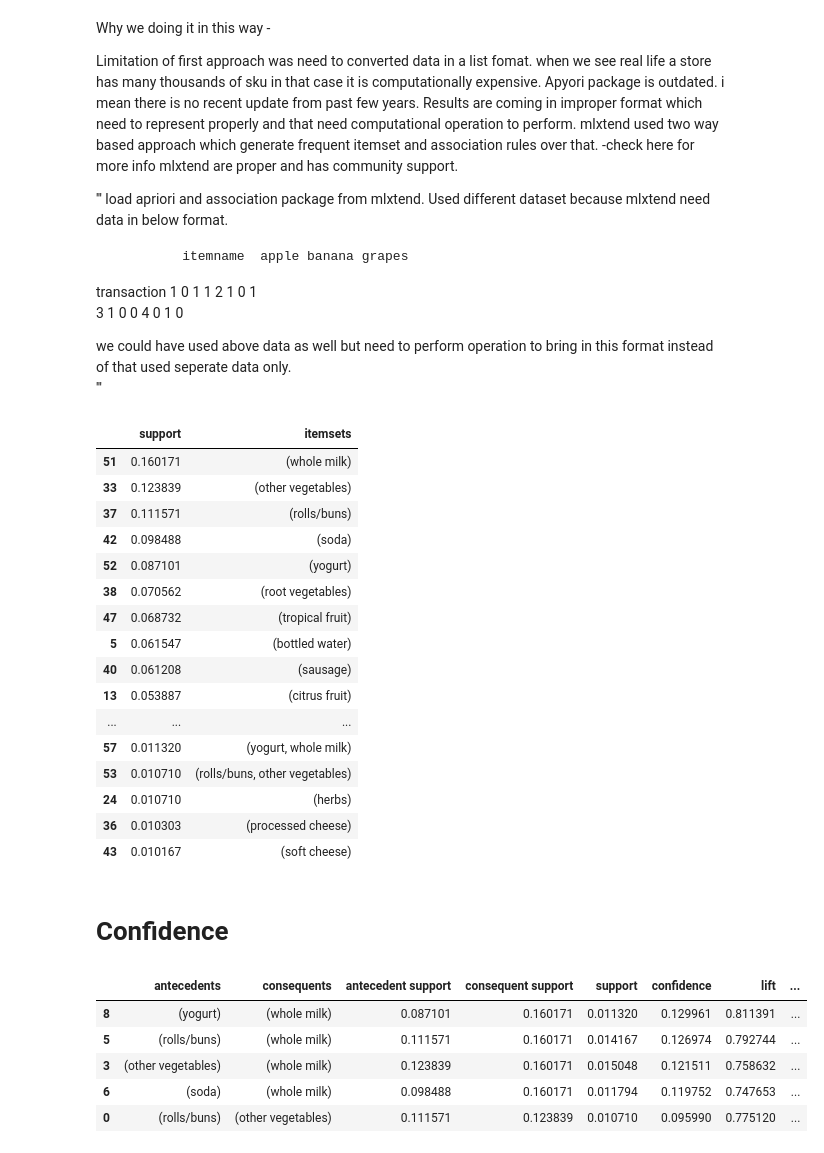
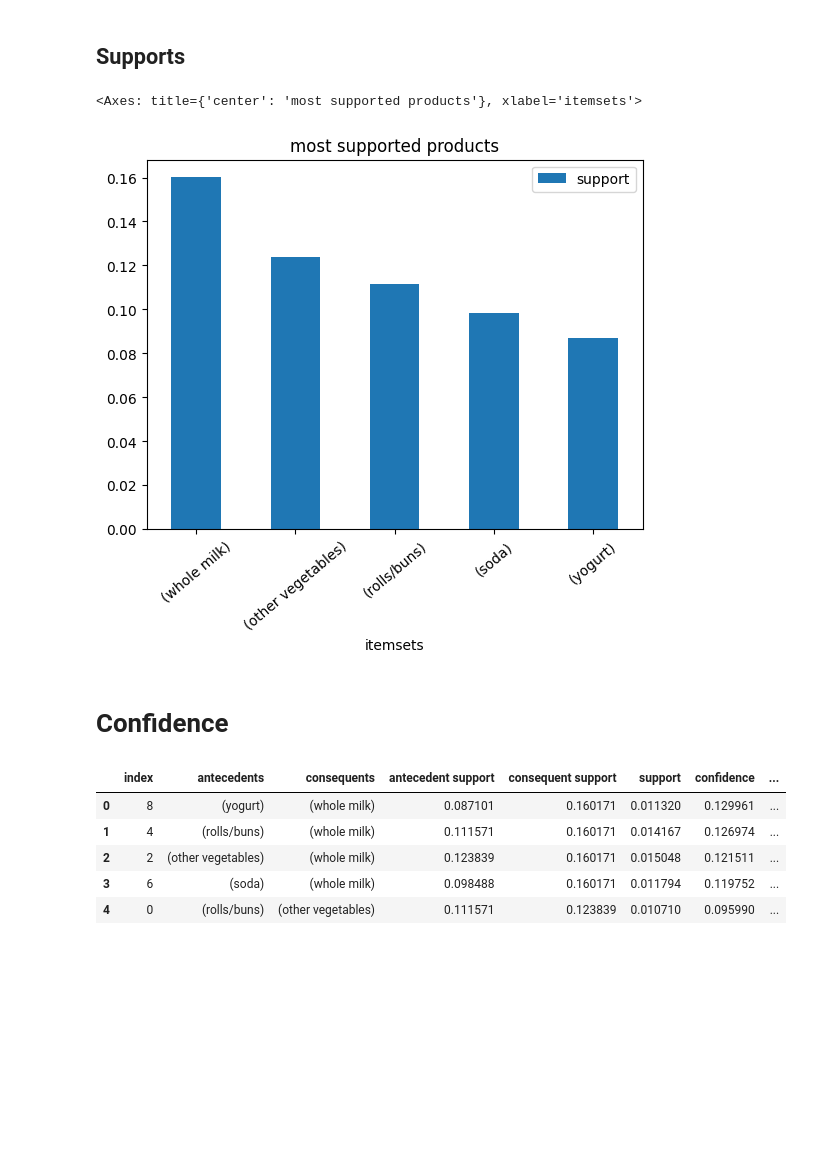
Before and after one commit to MaryamAhmadinejad/supermarket-data-analysis, a Jupyter notebook: main.ipynb, the cells around one changed output. Cells and saved outputs as stored; diff of their text form; code cells hidden in the pictures; blank space fills up the shorter version.

Commit message:
🎨add plots

```diff
--- a/main.ipynb
+++ b/main.ipynb
@@ -45,25 +44,3 @@ Name: Product, dtype: int64
-# %% [markdown]
-Why we doing it in this way -
-
-Limitation of first approach was need to converted data in a list fomat. when we see real life a store has many thousands of sku in that case it is computationally expensive.
-Apyori package is outdated. i mean there is no recent update from past few years.
-Results are coming in improper format which need to represent properly and that need computational operation to perform.
-mlxtend used two way based approach which generate frequent itemset and association rules over that. -check here for more info
-mlxtend are proper and has community support.
-
-
-'''
-load apriori and association package from mlxtend.
-Used different dataset because mlxtend need data in below format.
-
-             itemname  apple banana grapes
-transaction  1            0    1     1
-             2            1    0     1
-             3            1    0     0
-             4            0    1     0
-
- we could have used above data as well but need to perform operation to bring in this format instead of that used seperate data only.
-'''
 # %%
 df['InvoiceNo'] = df['Customer Id'].str.cat(df['Date'].astype(str), sep="-")
 basket = df.drop(columns=['Date', 'Customer Id'])
@@ -75,37 +51,25 @@ from mlxtend.frequent_patterns import apriori
+# %% [markdown]
+## Supports
 # %%
 #call apriori function and pass minimum support here we are passing 1%. means 1 times in total number of transaction that item was present.
 frequent_itemsets = apriori(basket.astype(bool), min_support=0.01, use_colnames=True)
-frequent_itemsets.sort_values(by=['support'], ascending=False)
+frequent_itemsets.sort_values(by=['support'], ascending=False, inplace=True)
+frequent_itemsets[0:5].plot.bar(x='itemsets', title='most supported products', rot=40, y='support')
 # %% [output]
-|  | support | itemsets |
-| 51 | 0.160171 | (whole milk) |
-| 33 | 0.123839 | (other vegetables) |
-| 37 | 0.111571 | (rolls/buns) |
-| 42 | 0.098488 | (soda) |
-| 52 | 0.087101 | (yogurt) |
-| 38 | 0.070562 | (root vegetables) |
-| 47 | 0.068732 | (tropical fruit) |
-| 5 | 0.061547 | (bottled water) |
-| 40 | 0.061208 | (sausage) |
-| 13 | 0.053887 | (citrus fruit) |
-| ... | ... | ... |
-| 57 | 0.011320 | (yogurt, whole milk) |
-| 53 | 0.010710 | (rolls/buns, other vegetables) |
-| 24 | 0.010710 | (herbs) |
-| 36 | 0.010303 | (processed cheese) |
-| 43 | 0.010167 | (soft cheese) |
+<Axes: title={'center': 'most supported products'}, xlabel='itemsets'>
+[figure, added]
 # %% [markdown]
 # Confidence
 # %%
 from mlxtend.frequent_patterns import association_rules
 
 
 rules_mlxtend = association_rules(frequent_itemsets, metric='conviction').sort_values(by=['confidence'], ascending=False)
-rules_mlxtend.head()
+rules_mlxtend.reset_index().head()
 # %% [output]
-|  | antecedents | consequents | antecedent support | consequent support | support | confidence | lift | ... |
-| 8 | (yogurt) | (whole milk) | 0.087101 | 0.160171 | 0.011320 | 0.129961 | 0.811391 | ... |
-| 5 | (rolls/buns) | (whole milk) | 0.111571 | 0.160171 | 0.014167 | 0.126974 | 0.792744 | ... |
-| 3 | (other vegetables) | (whole milk) | 0.123839 | 0.160171 | 0.015048 | 0.121511 | 0.758632 | ... |
-| 6 | (soda) | (whole milk) | 0.098488 | 0.160171 | 0.011794 | 0.119752 | 0.747653 | ... |
-| 0 | (rolls/buns) | (other vegetables) | 0.111571 | 0.123839 | 0.010710 | 0.095990 | 0.775120 | ... |
+|  | index | antecedents | consequents | antecedent support | consequent support | support | confidence | ... |
+| 0 | 8 | (yogurt) | (whole milk) | 0.087101 | 0.160171 | 0.011320 | 0.129961 | ... |
+| 1 | 4 | (rolls/buns) | (whole milk) | 0.111571 | 0.160171 | 0.014167 | 0.126974 | ... |
+| 2 | 2 | (other vegetables) | (whole milk) | 0.123839 | 0.160171 | 0.015048 | 0.121511 | ... |
+| 3 | 6 | (soda) | (whole milk) | 0.098488 | 0.160171 | 0.011794 | 0.119752 | ... |
+| 4 | 0 | (rolls/buns) | (other vegetables) | 0.111571 | 0.123839 | 0.010710 | 0.095990 | ... |
```
Also changed, not shown: parts of 11 cells of this notebook.
